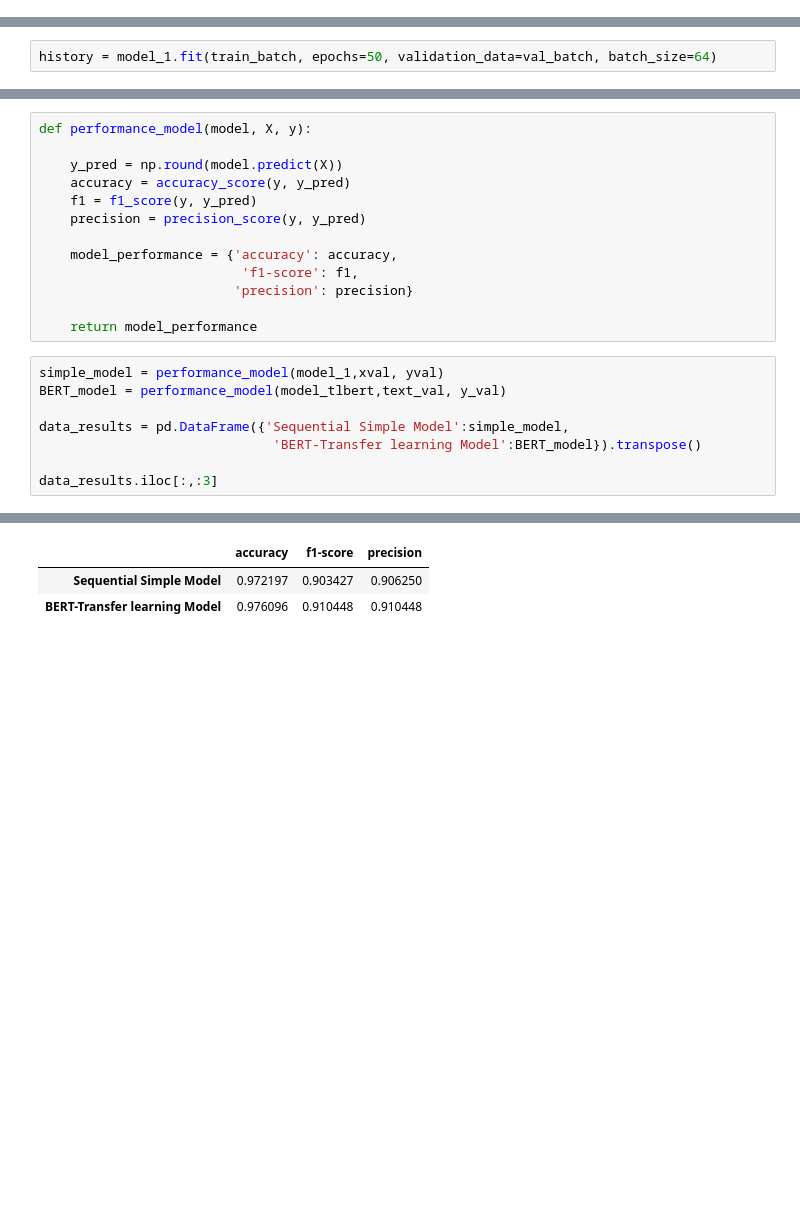
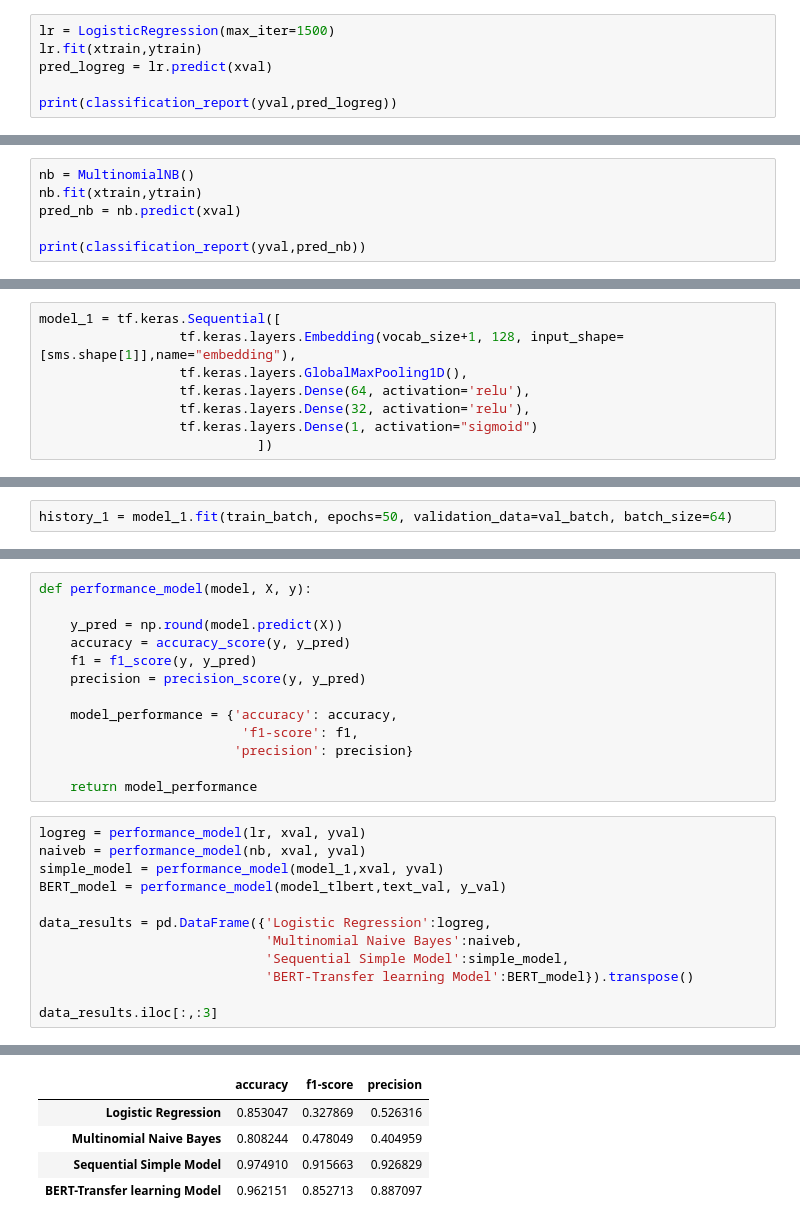
Before and after one commit to Swellisgood/fullstack-data-certification, a Jupyter notebook: BLOC_4_ATnT_spam_detector/atnt_spam_detector.ipynb, the cells around one changed output, grey strips where cells are left out. Drawn from its saved outputs; the diff is of its cells as text; blank space fills up the shorter version.

```diff
--- a/BLOC_4_ATnT_spam_detector/atnt_spam_detector.ipynb
+++ b/BLOC_4_ATnT_spam_detector/atnt_spam_detector.ipynb
@@ -220,0 +279,6 @@ sms.shape[1]
+# %%
+lr = LogisticRegression(max_iter=1500)
+lr.fit(xtrain,ytrain)
+pred_logreg = lr.predict(xval)
+
+print(classification_report(yval,pred_logreg))
@@ -220,0 +294,6 @@ sms.shape[1]
+# %%
+nb = MultinomialNB()
+nb.fit(xtrain,ytrain)
+pred_nb = nb.predict(xval)
+
+print(classification_report(yval,pred_nb))
@@ -230,3 +320,11 @@ model_1 = tf.keras.Sequential([
+# %%
+model_1 = tf.keras.Sequential([
+                  tf.keras.layers.Embedding(vocab_size+1, 128, input_shape=[sms.shape[1]],name="embedding"),
+                  tf.keras.layers.GlobalMaxPooling1D(),
+                  tf.keras.layers.Dense(64, activation='relu'),
+                  tf.keras.layers.Dense(32, activation='relu'),
+                  tf.keras.layers.Dense(1, activation="sigmoid")
+                            ])
 # %%
 optimizer= tf.keras.optimizers.Adam()
 
@@ -235,6 +333,6 @@ model_1.compile(optimizer=optimizer,
               metrics=[tf.keras.metrics.BinaryAccuracy
               ()])
 # %%
-history = model_1.fit(train_batch, epochs=50, validation_data=val_batch, batch_size=64)
+history_1 = model_1.fit(train_batch, epochs=50, validation_data=val_batch, batch_size=64)
 # %% [output]
 Epoch 1/50
@@ -499,11 +642,15 @@ def performance_model(model, X, y):
 
     return model_performance
 # %%
+logreg = performance_model(lr, xval, yval)
+naiveb = performance_model(nb, xval, yval)
 simple_model = performance_model(model_1,xval, yval)
 BERT_model = performance_model(model_tlbert,text_val, y_val)
 
-data_results = pd.DataFrame({'Sequential Simple Model':simple_model,
-                              'BERT-Transfer learning Model':BERT_model}).transpose()
+data_results = pd.DataFrame({'Logistic Regression':logreg,
+                             'Multinomial Naive Bayes':naiveb,
+                             'Sequential Simple Model':simple_model,
+                             'BERT-Transfer learning Model':BERT_model}).transpose()
 
 data_results.iloc[:,:3]
 # %% [output]
@@ -512,3 +659,5 @@ data_results.iloc[:,:3]
 |  | accuracy | f1-score | precision |
-| Sequential Simple Model | 0.972197 | 0.903427 | 0.906250 |
-| BERT-Transfer learning Model | 0.976096 | 0.910448 | 0.910448 |
+| Logistic Regression | 0.853047 | 0.327869 | 0.526316 |
+| Multinomial Naive Bayes | 0.808244 | 0.478049 | 0.404959 |
+| Sequential Simple Model | 0.974910 | 0.915663 | 0.926829 |
+| BERT-Transfer learning Model | 0.962151 | 0.852713 | 0.887097 |
```
Also changed, not shown: parts of 40 cells of this notebook.
